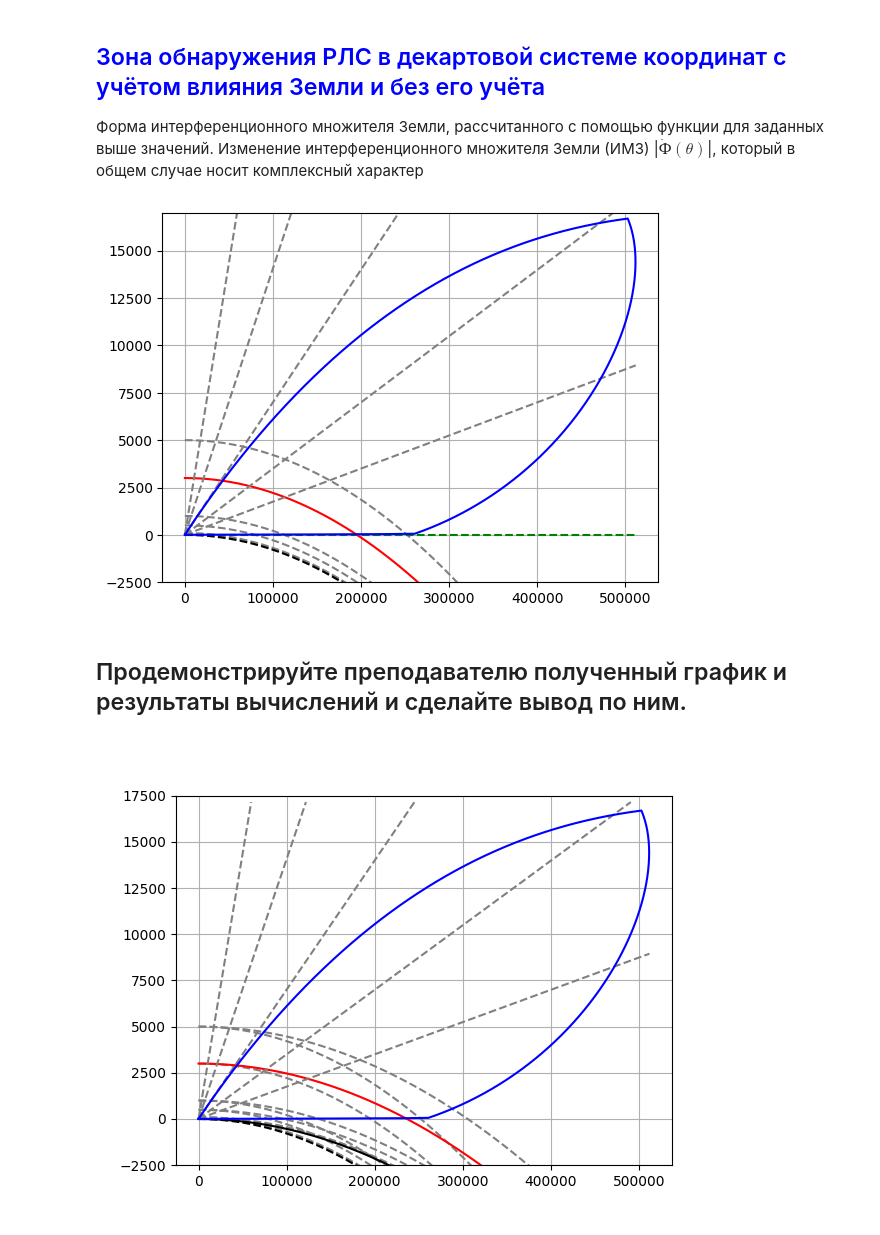
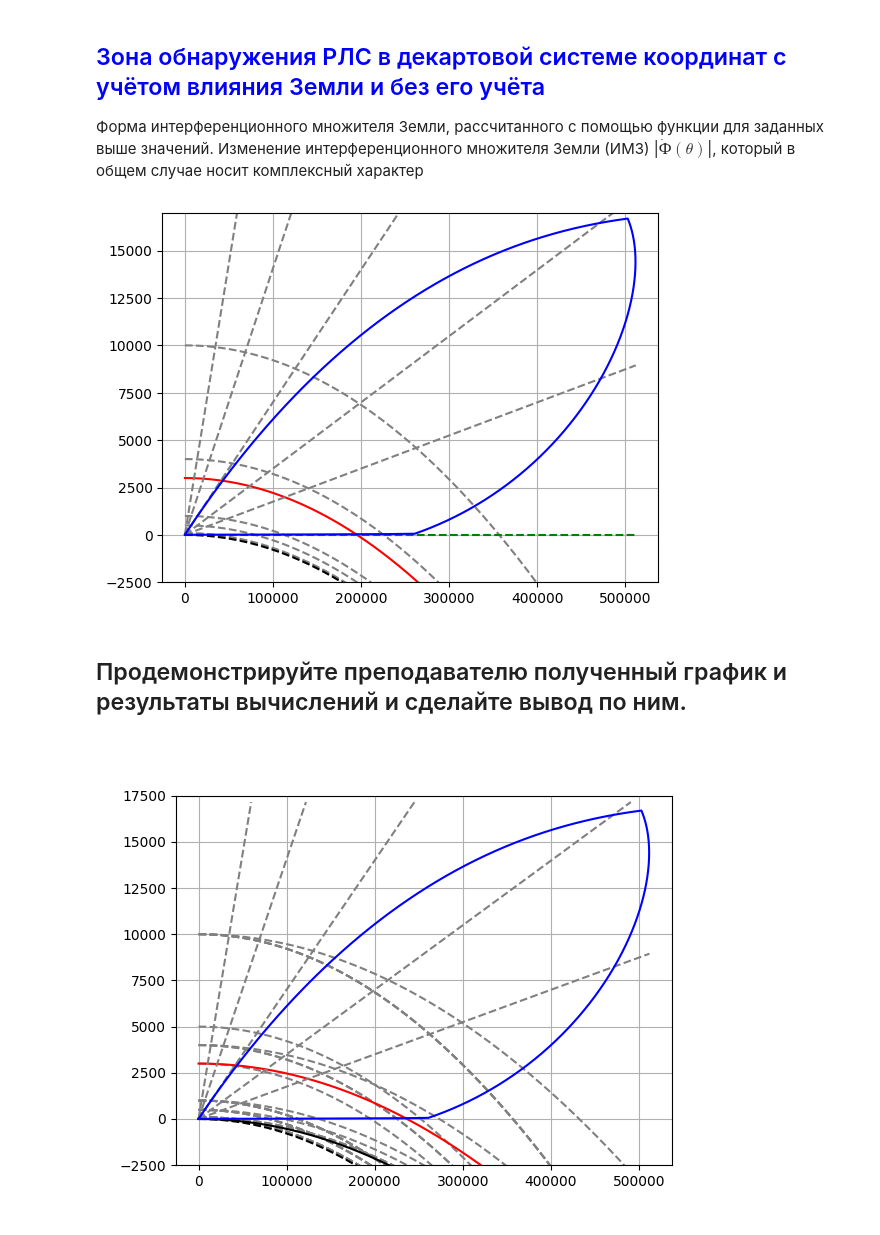
Before and after one commit to Gnom431/Open_ASSN, a Jupyter notebook: АССН_1_рлс.ipynb, the cells around one changed output. Cells and saved outputs as stored; diff of their text form; code cells hidden in the pictures.

```diff
--- a/АССН_1_рлс.ipynb
+++ b/АССН_1_рлс.ipynb
@@ -548,7 +548,8 @@ y50=[]
 y100=[]
 y500=[]
 y1000=[]
-y5000=[]
+y4000=[]
+y10000=[]
 view_height = int(3000)
 yVH = []
 
@@ -578,7 +579,8 @@ for xt in range(0, int(long_max), 10):
     y100.append(100-(xt*xt)/(2*R0))
     y500.append(500-(xt*xt)/(2*R0))
     y1000.append(1000-(xt*xt)/(2*R0))
-    y5000.append(5000-(xt*xt)/(2*R0))
+    y4000.append(4000-(xt*xt)/(2*R0))
+    y10000.append(10000-(xt*xt)/(2*R0))
 
     yVH.append(view_height-(xt*xt)/(2*R0))
     if tan(radians(1))*xt+h < alt_max :
@@ -601,7 +603,8 @@ plt.plot(x, y50, color='grey', linestyle='--')
 plt.plot(x, y100, color='grey', linestyle='--')
 plt.plot(x, y500, color='grey', linestyle='--')
 plt.plot(x, y1000, color='grey', linestyle='--')
-plt.plot(x, y5000, color='grey', linestyle='--')
+plt.plot(x, y4000, color='grey', linestyle='--')
+plt.plot(x, y10000, color='grey', linestyle='--')
 plt.plot([0, long_max], [h, h], color='green', label=" Высота антены", linestyle='--')
 plt.plot(x, y3, color='black', label="Земля (без рефракции)", linestyle='--')
 plt.plot(x, yVH, color='red', label=(str(view_height)+"м"))
@@ -615,7 +618,7 @@ plt.ylim(-2500, 17000) #обрезка по y
 plt.grid()
 plt.show()
 # %% [output]
-[figure, old version]
+[figure, new version]
 # %% [markdown]
 ## Продемонстрируйте преподавателю полученный график и результаты вычислений и сделайте вывод по ним.
 # %%
@@ -641,13 +644,15 @@ y50=[]
 y100=[]
 y500=[]
 y1000=[]
-y5000=[]
+y4000=[]
+y10000=[]
 
 y50R=[]
 y100R=[]
 y500R=[]
 y1000R=[]
-y5000R=[]
+y4000R=[]
+y10000R=[]
 
 view_height = int(3000)
 yVH = []
@@ -679,13 +684,15 @@ for xt in range(0, int(long_max), 10):
     y100.append(100-(xt*xt)/(2*R0))
     y500.append(500-(xt*xt)/(2*R0))
     y1000.append(1000-(xt*xt)/(2*R0))
-    y5000.append(5000-(xt*xt)/(2*R0))
+    y4000.append(4000-(xt*xt)/(2*R0))
+    y10000.append(10000-(xt*xt)/(2*R0))
 
     y50R.append(50-(xt*xt)/(2*RE))
     y100R.append(100-(xt*xt)/(2*RE))
     y500R.append(500-(xt*xt)/(2*RE))
     y1000R.append(1000-(xt*xt)/(2*RE))
-    y5000R.append(5000-(xt*xt)/(2*RE))
+    y4000R.append(4000-(xt*xt)/(2*RE))
+    y10000R.append(10000-(xt*xt)/(2*RE))
 
     yVH0.append(view_height-(xt*xt)/(2*R0))
     yVH.append(view_height-(xt*xt)/(2*RE))
@@ -703,36 +710,38 @@ for xt in range(0, int(long_max), 10):
         y8g.append(tan(radians(8))*xt+h)
     if tan(radians(16))*xt+h < alt_max:
         y16g.append(tan(radians(16))*xt+h)
         x16g.append(xt)
 
 
 plt.plot(x, y50, color='grey', linestyle='--')
 plt.plot(x, y100, color='grey', linestyle='--')
 plt.plot(x, y500, color='grey', linestyle='--')
 plt.plot(x, y1000, color='grey', linestyle='--')
-plt.plot(x, y5000, color='grey', linestyle='--')
+plt.plot(x, y4000, color='grey', linestyle='--')
+plt.plot(x, y10000, color='grey', linestyle='--')
 
 plt.plot(x, y50R, color='grey', linestyle='--')
 plt.plot(x, y100R, color='grey', linestyle='--')
 plt.plot(x, y500R, color='grey', linestyle='--')
 plt.plot(x, y1000R, color='grey', linestyle='--')
-plt.plot(x, y5000R, color='grey', linestyle='--')
+plt.plot(x, y4000R, color='grey', linestyle='--')
+plt.plot(x, y10000R, color='grey', linestyle='--')
 
 plt.plot(x, y3, color='black', label="Земля (без рефракции)", linestyle='--')
 plt.plot(x, y4, color='black', label="Земля (с рефракции)")
 plt.plot(x, yVH0, label=(str(view_height)+"м"), color='grey', linestyle='--')
 plt.plot(x, yVH, color='red', label=(str(view_height)+"м"))
 plt.plot(x1g, y1g, color='grey', label="Сетка углов", linestyle='--')
 plt.plot(x2g, y2g, color='grey', linestyle='--')
 plt.plot(x4g, y4g, color='grey', linestyle='--')
 plt.plot(x8g, y8g, color='grey', linestyle='--')
 plt.plot(x16g, y16g, color='grey', linestyle='--')
 plt.plot(x_maxEh, y_maxEh, color='blue', label=" Зона локации")
 plt.ylim(-2500, 17500) #обрезка по y
 plt.grid()
 plt.show()
 # %% [output]
-[figure, old version]
+[figure, new version]
 # %%
 
 import matplotlib.pyplot as plt
```
Also changed, not shown: parts of 1 cell of this notebook.
